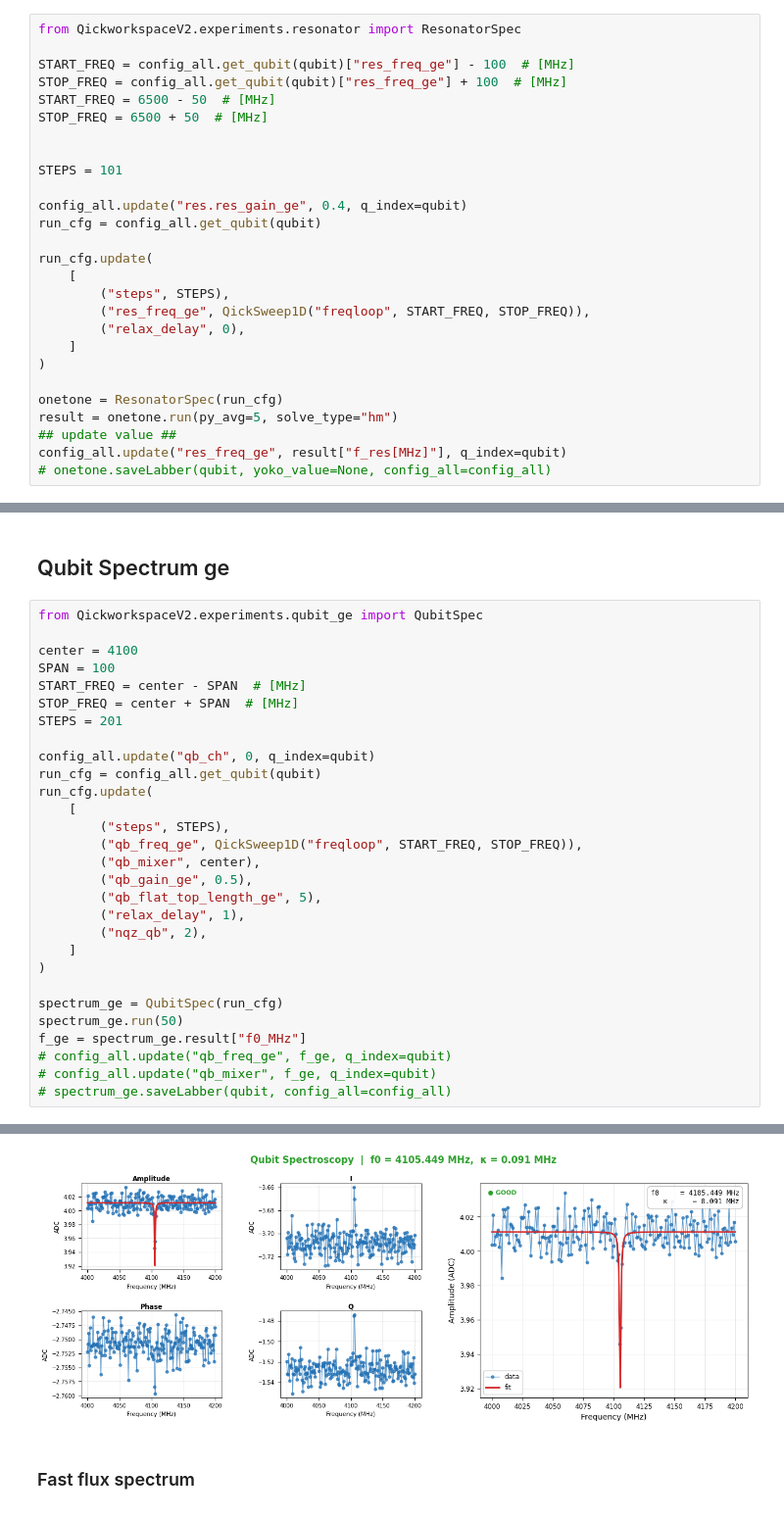
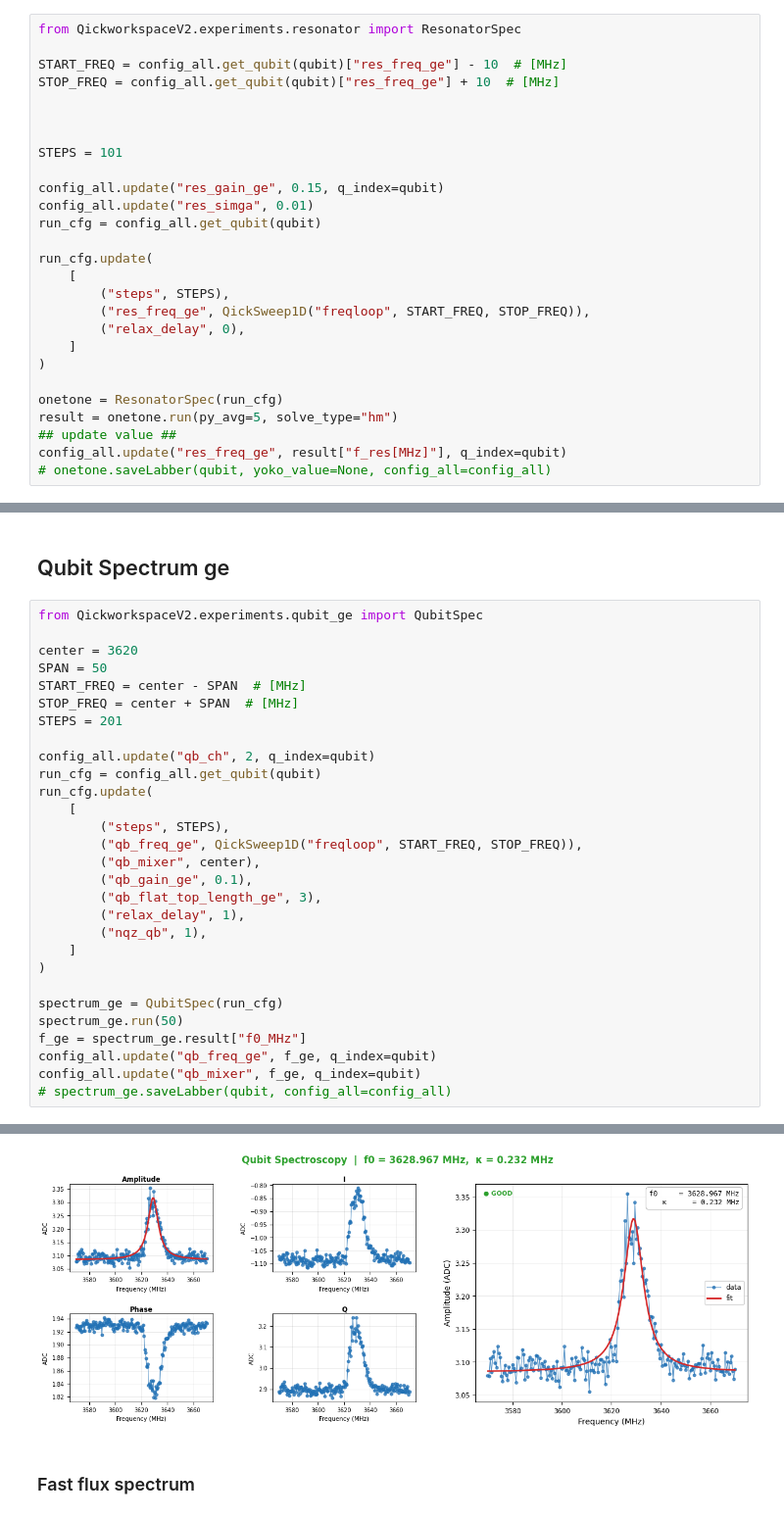
Before and after one commit to JayChien04717/QickworksaceV2_proj, a Jupyter notebook: QickworkspaceV2.ipynb, the cells around one changed output, grey strips where cells are left out. Shown at 98% size. Cells and saved outputs as stored; diff of their text form.

```diff
--- a/QickworkspaceV2.ipynb
+++ b/QickworkspaceV2.ipynb
@@ -145,15 +145,15 @@ inst.help()
 # %%
 from QickworkspaceV2.experiments.resonator import ResonatorSpec
 
-START_FREQ = config_all.get_qubit(qubit)["res_freq_ge"] - 100  # [MHz]
-STOP_FREQ = config_all.get_qubit(qubit)["res_freq_ge"] + 100  # [MHz]
-START_FREQ = 6500 - 50  # [MHz]
-STOP_FREQ = 6500 + 50  # [MHz]
+START_FREQ = config_all.get_qubit(qubit)["res_freq_ge"] - 10  # [MHz]
+STOP_FREQ = config_all.get_qubit(qubit)["res_freq_ge"] + 10  # [MHz]
+
 
 
 STEPS = 101
 
-config_all.update("res.res_gain_ge", 0.4, q_index=qubit)
+config_all.update("res_gain_ge", 0.15, q_index=qubit)
+config_all.update("res_simga", 0.01)
 run_cfg = config_all.get_qubit(qubit)
 
 run_cfg.update(
@@ -254,30 +250,30 @@ ExperimentData(type='s002b_res_ge_punchout', id='1e7fb267', quality=no_informati
 # %%
 from QickworkspaceV2.experiments.qubit_ge import QubitSpec
 
-center = 4100
-SPAN = 100
+center = 3620
+SPAN = 50
 START_FREQ = center - SPAN  # [MHz]
 STOP_FREQ = center + SPAN  # [MHz]
 STEPS = 201
 
-config_all.update("qb_ch", 0, q_index=qubit)
+config_all.update("qb_ch", 2, q_index=qubit)
 run_cfg = config_all.get_qubit(qubit)
 run_cfg.update(
     [
         ("steps", STEPS),
         ("qb_freq_ge", QickSweep1D("freqloop", START_FREQ, STOP_FREQ)),
         ("qb_mixer", center),
-        ("qb_gain_ge", 0.5),
-        ("qb_flat_top_length_ge", 5),
+        ("qb_gain_ge", 0.1),
+        ("qb_flat_top_length_ge", 3),
         ("relax_delay", 1),
-        ("nqz_qb", 2),
+        ("nqz_qb", 1),
     ]
 )
 
 spectrum_ge = QubitSpec(run_cfg)
 spectrum_ge.run(50)
 f_ge = spectrum_ge.result["f0_MHz"]
-# config_all.update("qb_freq_ge", f_ge, q_index=qubit)
-# config_all.update("qb_mixer", f_ge, q_index=qubit)
+config_all.update("qb_freq_ge", f_ge, q_index=qubit)
+config_all.update("qb_mixer", f_ge, q_index=qubit)
 # spectrum_ge.saveLabber(qubit, config_all=config_all)
 # %% [output]
@@ -284,4 +281,4 @@ f_ge = spectrum_ge.result["f0_MHz"]
-[figure, old version]
+[figure, new version]
 # %% [markdown]
 ### Fast flux spectrum
 # %%
```
Also changed, not shown: parts of 26 cells of this notebook.
